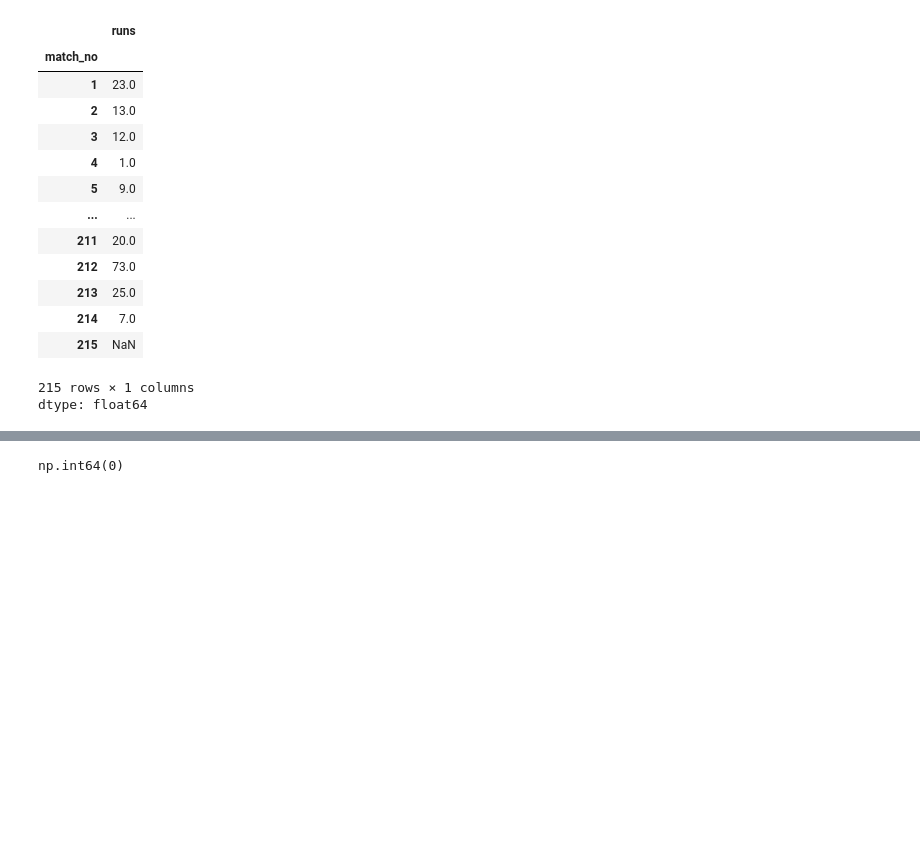
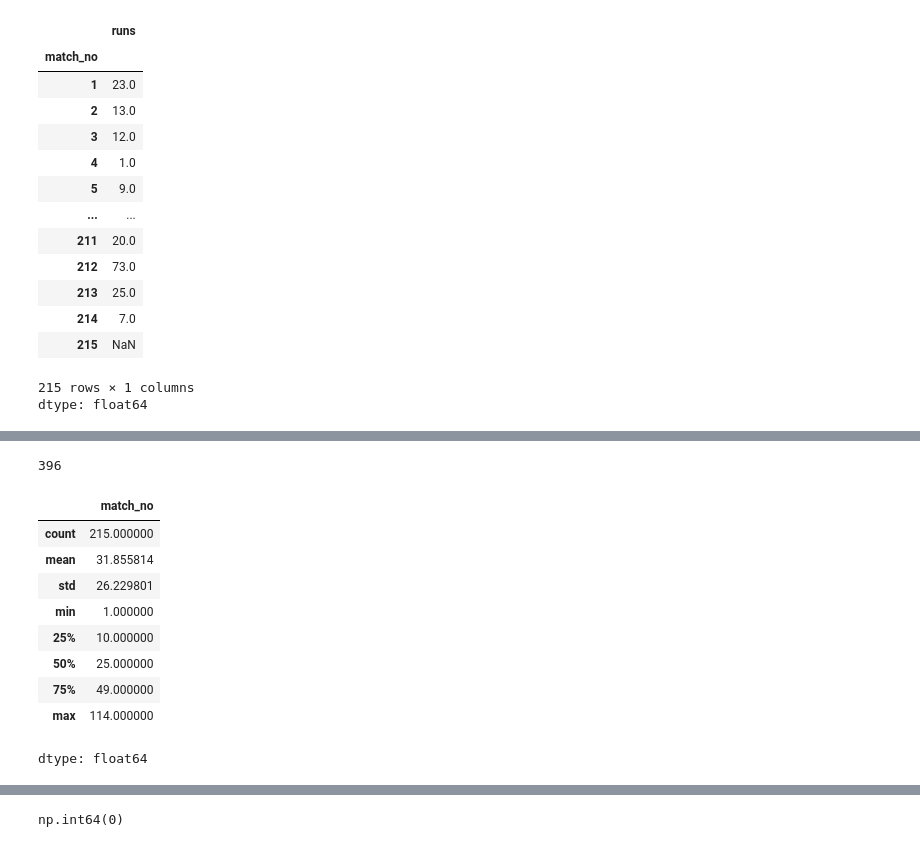
Before and after one commit to boradenihal15-beep/Python-libraries, a Jupyter notebook: Pandas/Pandas.ipynb, the cells around one changed output, grey strips where cells are left out. Saved outputs shown, nothing was run; the diff lists cells and outputs as text; code cells hidden in the pictures; blank space fills up the shorter version.

```diff
--- a/Pandas/Pandas.ipynb
+++ b/Pandas/Pandas.ipynb
@@ -100,0 +196,20 @@ np.int64(215)
+# %%
+# min/max
+subs.min()
+subs.max()
+# %% [output]
+396
+# %%
+#descibe
+vk.describe()
+# %% [output]
+|  | match_no |
+| count | 215.000000 |
+| mean | 31.855814 |
+| std | 26.229801 |
+| min | 1.000000 |
+| 25% | 10.000000 |
+| 50% | 25.000000 |
+| 75% | 49.000000 |
+| max | 114.000000 |
+dtype: float64
```
Also changed, not shown: parts of 33 cells of this notebook.
